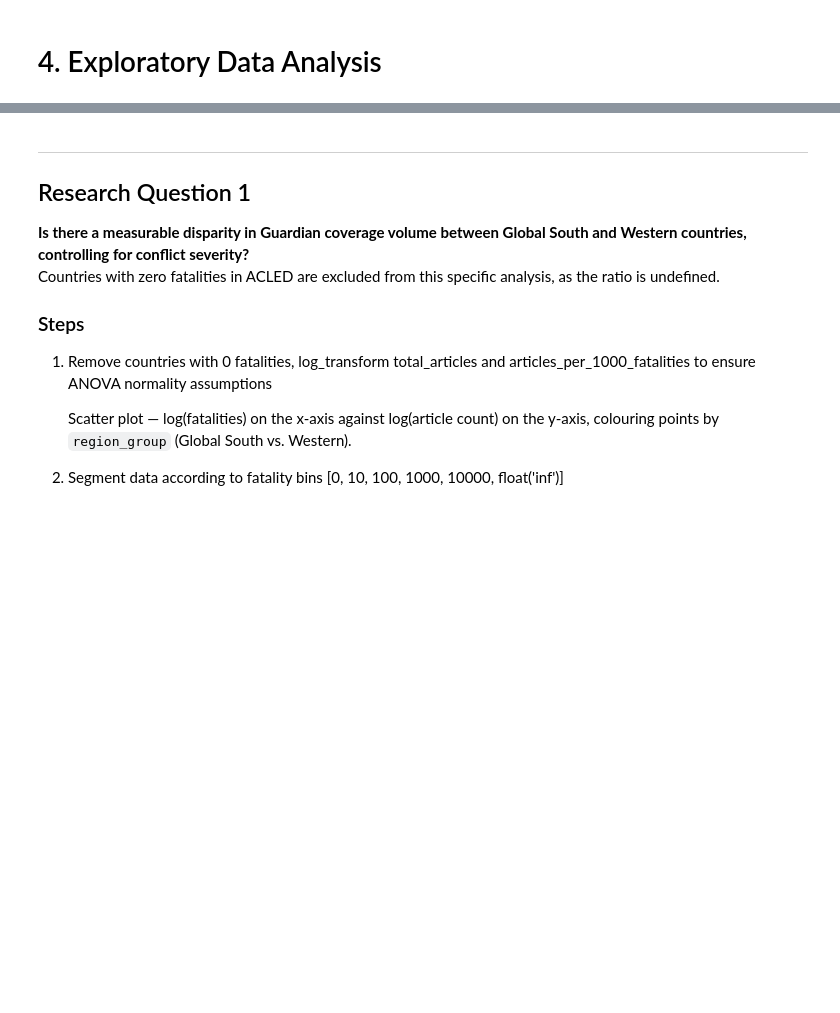
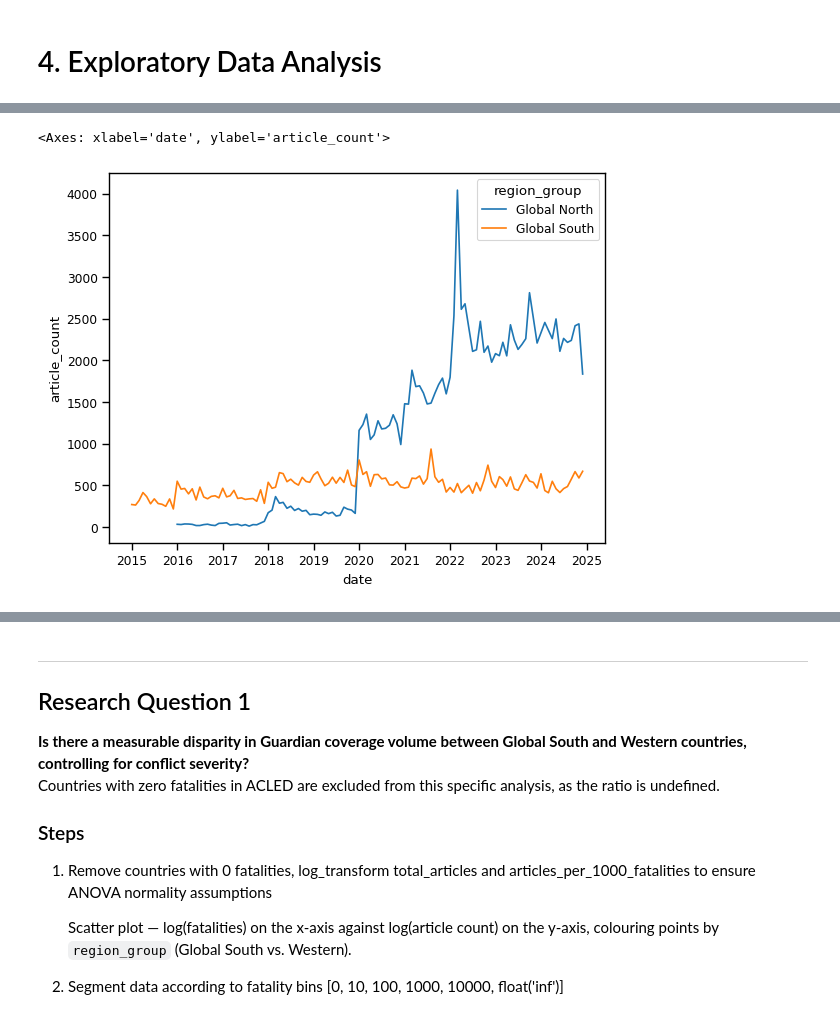
Before and after one commit to Harry9087655/ST115-group-project, a Jupyter notebook: analysis/analysis.ipynb, the cells around one changed output, grey strips where cells are left out. Cells and saved outputs as stored; diff of their text form; code cells hidden in the pictures; blank space fills up the shorter version.

```diff
--- a/analysis/analysis.ipynb
+++ b/analysis/analysis.ipynb
@@ -544,0 +576,6 @@ monthly.to_csv("../data/master_monthly.csv", index=False)
+# %%
+total_fatalities_group = master_monthly.groupby(['region_group', 'date'])['article_count'].sum().reset_index()
+sns.lineplot(total_fatalities_group, x='date', y='article_count', hue='region_group')
+# %% [output]
+<Axes: xlabel='date', ylabel='article_count'>
+[figure, added]
```
Also changed, not shown: parts of 10 cells of this notebook.
